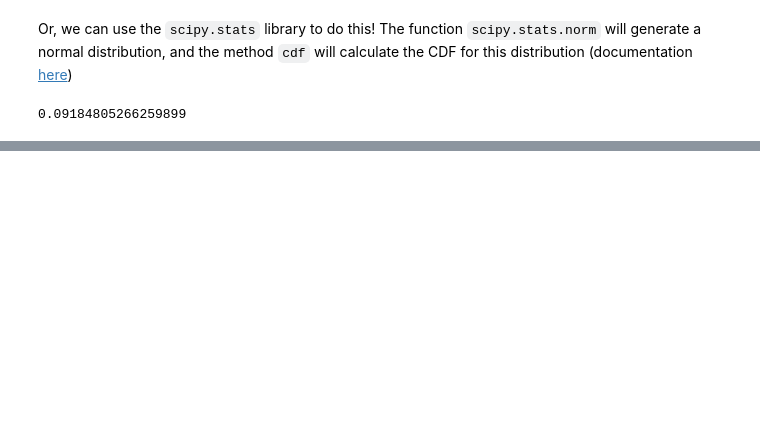
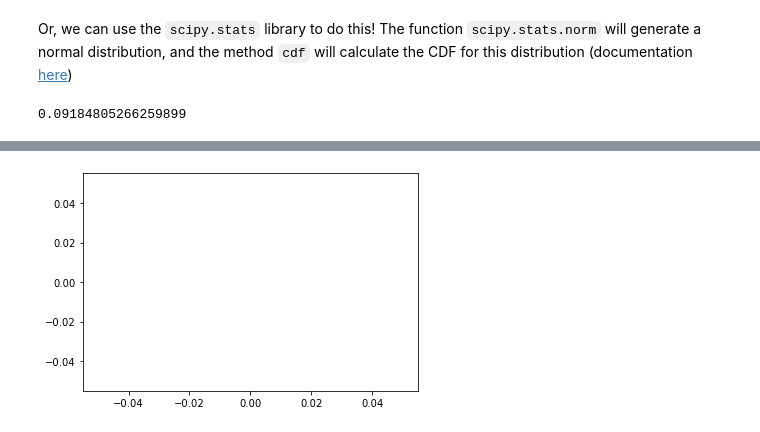
Before and after one commit to aidapiccato/9.014, a Jupyter notebook: labs/lab_2.ipynb, the cells around one changed output, grey strips where cells are left out. Drawn from its saved outputs; the diff is of its cells as text; code cells hidden in the pictures; blank space fills up the shorter version.

```diff
--- a/labs/lab_2.ipynb
+++ b/labs/lab_2.ipynb
@@ -144,0 +236,24 @@ print(upper_prob - lower_prob)
+# %%
+p = 0.2
+ns = np.arange(6, 10)
+
+fig = plt.figure()
+
+
+for n in ns:
+    # TODO: Sample n_samples from binomial distribution with n, p.
+    distribution = np.random.binomial(n=PLACEHOLDER, p=PLACEHOLDER, size=(PLACEHOLDER, ))
+    # TODO: Define a lambda function g that will find g(k) for each k.
+    # Then use the map function to apply this to each element in ks
+    g_func = lambda PLACEHOLDER: PLACEHOLDER
+    g = np.array(list(map(PLACEHOLDER, LIST_PLACEHOLDER)))
+    plt.plot(PLACEHOLDER)
+
+
+# TODO: Plot a function that is an upper bound for this function
+# HINT: Try different exponential functions over k e.g. np.exp(0.5*ks)
+plt.plot(PLACEHOLDER)
+
+plt.show()
+# %% [output]
+[figure, added]
```
Also changed, not shown: parts of 46 cells of this notebook, 1 other file.
